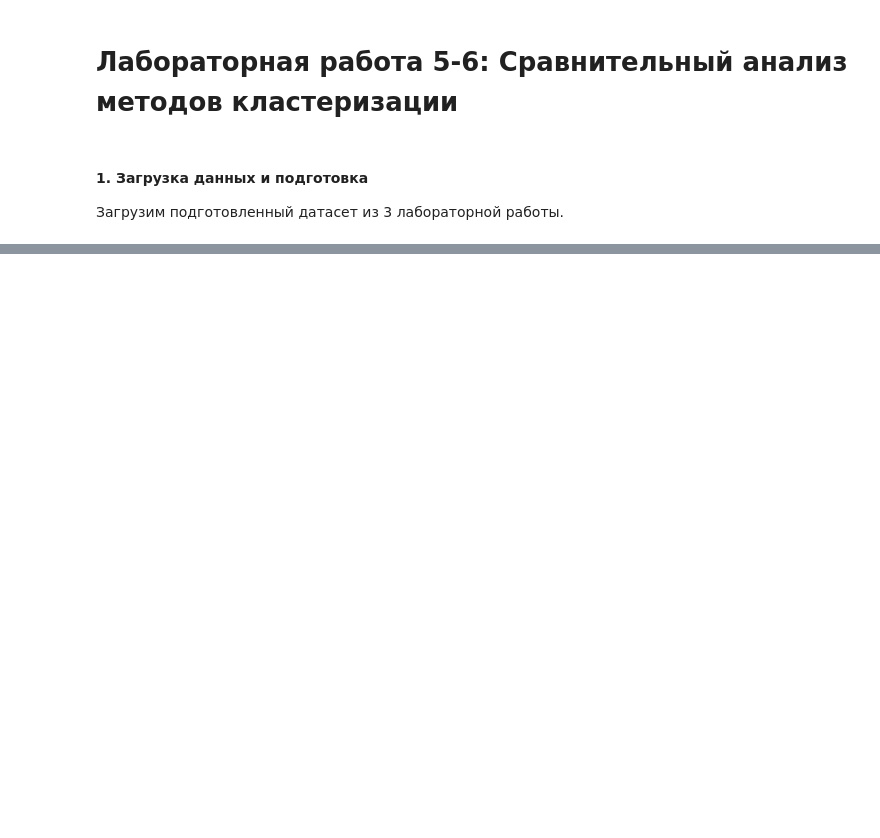
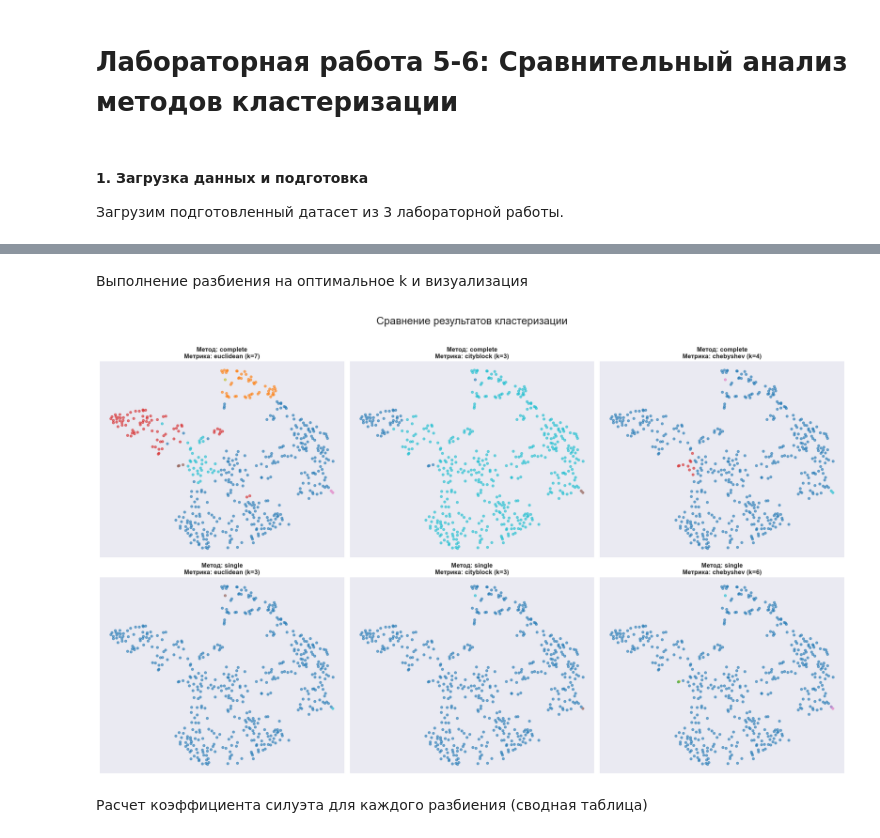
Before and after one commit to Ainur-Makhmutov/MAD-LABs, a Jupyter notebook: 5_laba.ipynb, the cells around one changed output, grey strips where cells are left out. Saved outputs shown, nothing was run; the diff lists cells and outputs as text; code cells hidden in the pictures; blank space fills up the shorter version.

```diff
--- a/5_laba.ipynb
+++ b/5_laba.ipynb
@@ -45,0 +139,55 @@ df.head()
+# %% [markdown]
+Выполнение разбиения на оптимальное k и визуализация
+# %%
+import matplotlib.pyplot as plt
+from sklearn.cluster import AgglomerativeClustering
+from sklearn.manifold import TSNE
+
+manual_k = {
+    'single_euclidean': 3,
+    'single_cityblock': 3,
+    'single_chebyshev': 6,
+    'complete_euclidean': 7,
+    'complete_cityblock': 3,
+    'complete_chebyshev': 4
+}
+
+
+tsne = TSNE(n_components=2, random_state=42, perplexity=30)
+X_tsne = tsne.fit_transform(X_scaled)
+
+
+fig, axes = plt.subplots(2, 3, figsize=(20, 12))
+axes = axes.flatten()
+
+
+sorted_configs = sorted(manual_k.keys(), key=lambda x: x.startswith('complete'), reverse=True)
+
+for i, config in enumerate(sorted_configs):
+    method, metric = config.split('_')
+    k = manual_k[config]
+
+    # Обучаем модель
+    model = AgglomerativeClustering(n_clusters=k, linkage=method, metric=metric)
+    labels = model.fit_predict(X_scaled)
+
+    # Отрисовка
+    ax = axes[i]
+    scatter = ax.scatter(X_tsne[:, 0], X_tsne[:, 1],
+                         c=labels,
+                         cmap='tab10',
+                         s=20,
+                         alpha=0.6)
+
+    ax.set_title(f"Метод: {method}\nМетрика: {metric} (k={k})", fontsize=12, fontweight='bold')
+    ax.set_xticks([])
+    ax.set_yticks([])
+
+
+plt.suptitle("Сравнение результатов кластеризации", fontsize=20, y=1.02)
+plt.tight_layout()
+plt.show()
+# %% [output]
+[figure, added]
+# %% [markdown]
+Расчет коэффициента силуэта для каждого разбиения (сводная таблица)
```
Also changed, not shown: parts of 24 cells of this notebook, 1 other file.
